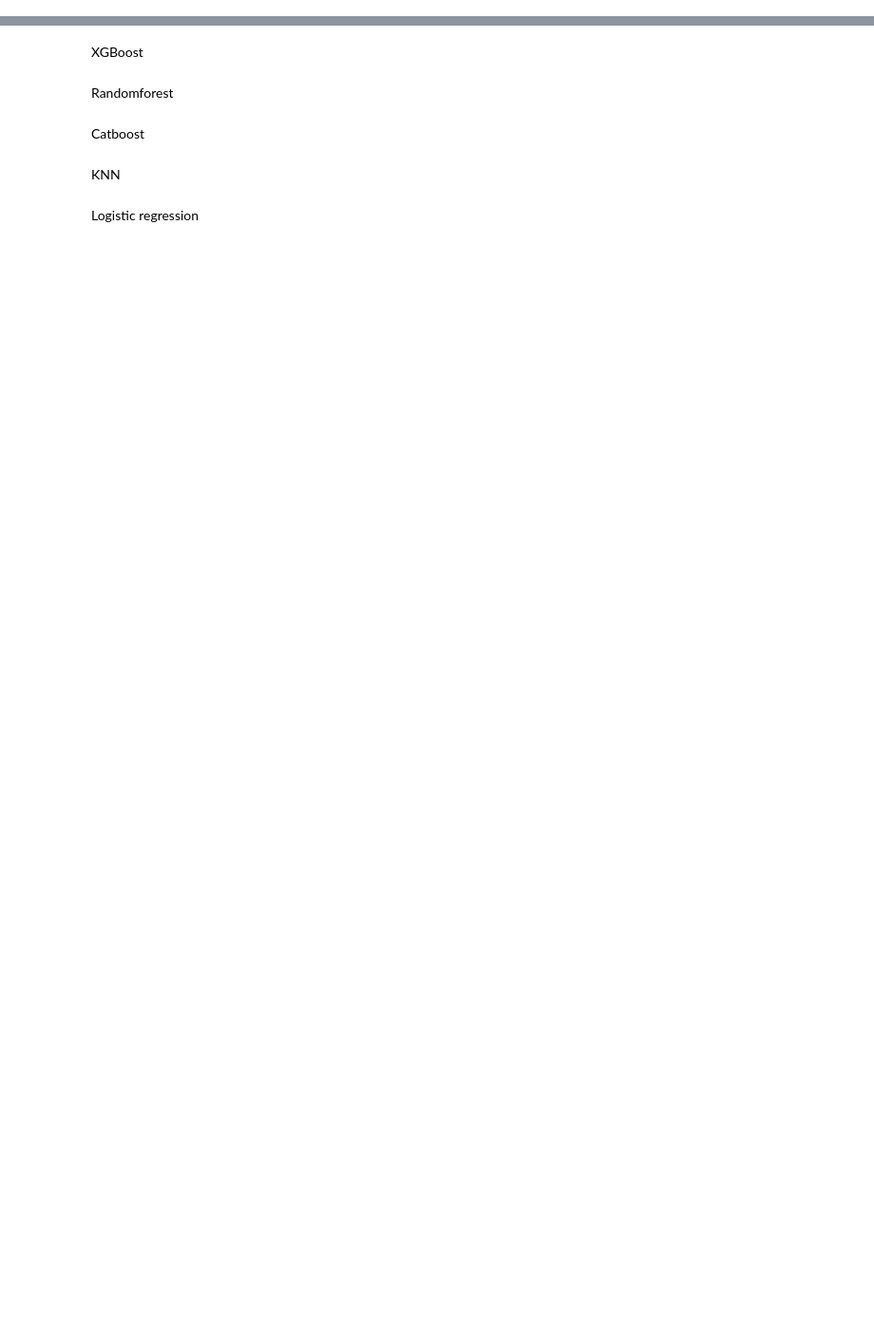
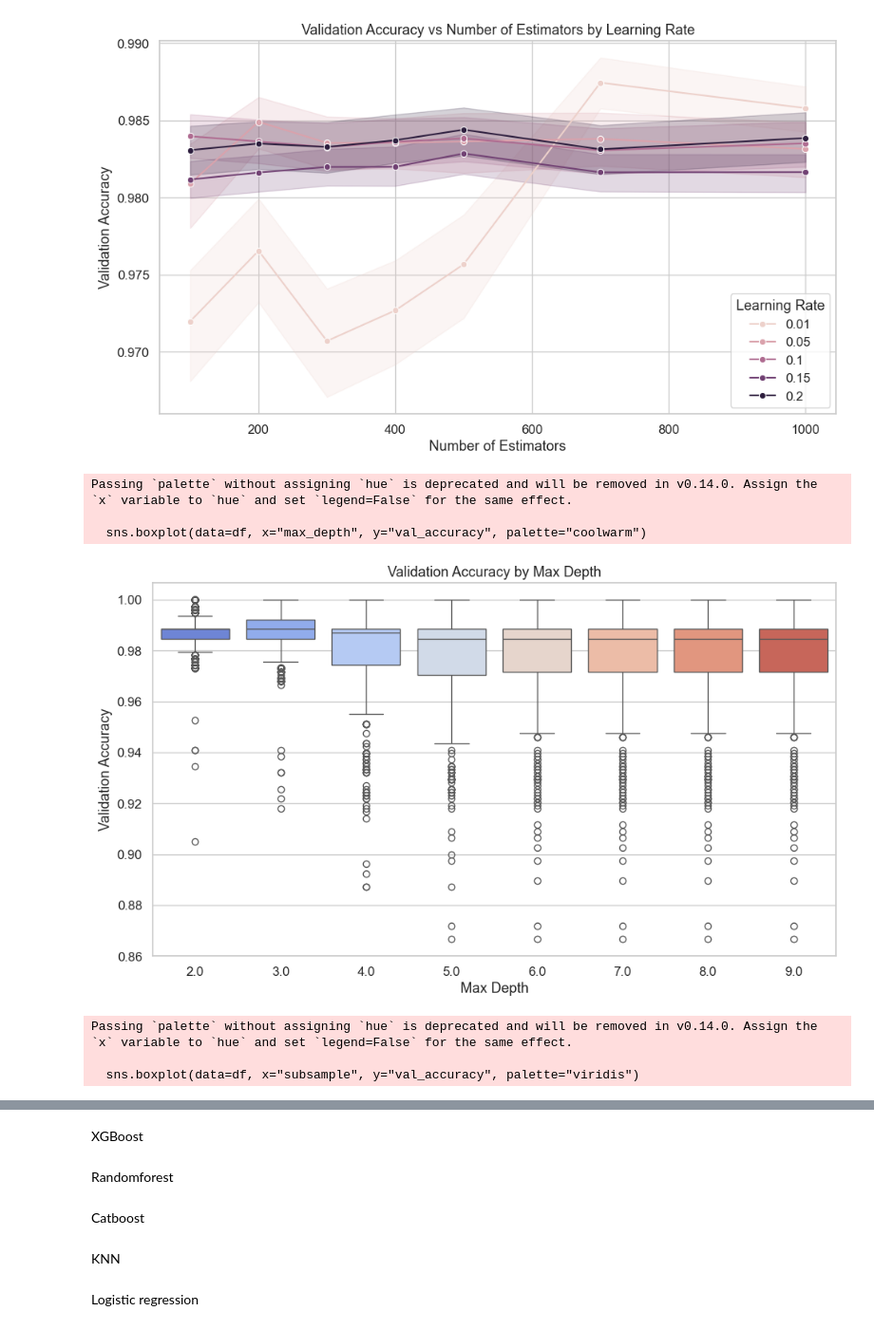
Before and after one commit to PuckVoorham/ML4QS-project, a Jupyter notebook: hyperparameter/hyperparameter.ipynb, the cells around one changed output, grey strips where cells are left out. Shown at 95% size. Cells and saved outputs as stored; diff of their text form; code cells hidden in the pictures; blank space fills up the shorter version.

```diff
--- a/hyperparameter/hyperparameter.ipynb
+++ b/hyperparameter/hyperparameter.ipynb
@@ -1,3 +1,50 @@
 # %%
 import pandas as pd
 import numpy as np
+# %%
+import pandas as pd
+import matplotlib.pyplot as plt
+import seaborn as sns
+
+# Zet de stijl voor de plots
+sns.set(style="whitegrid", palette="muted", font_scale=1.1)
+
+# Laad het CSV-bestand in
+df = pd.read_csv("xgb_train_val_accuracy_results.csv")  # Pas pad aan indien nodig
+
+# Plot 1: Validation Accuracy vs Number of Estimators (gegroepeerd per learning rate)
+plt.figure(figsize=(10, 6))
+sns.lineplot(data=df, x="n_estimators", y="val_accuracy", hue="learning_rate", marker="o")
+plt.title("Validation Accuracy vs Number of Estimators by Learning Rate")
+plt.xlabel("Number of Estimators")
+plt.ylabel("Validation Accuracy")
+plt.legend(title="Learning Rate")
+plt.tight_layout()
+plt.show()
+
+# Plot 2: Boxplot van Validation Accuracy per Max Depth
+plt.figure(figsize=(10, 6))
+sns.boxplot(data=df, x="max_depth", y="val_accuracy", palette="coolwarm")
+plt.title("Validation Accuracy by Max Depth")
+plt.xlabel("Max Depth")
+plt.ylabel("Validation Accuracy")
+plt.tight_layout()
+plt.show()
+
+# Plot 3: Boxplot van Validation Accuracy per Subsample
+plt.figure(figsize=(10, 6))
+sns.boxplot(data=df, x="subsample", y="val_accuracy", palette="viridis")
+plt.title("Validation Accuracy by Subsample")
+plt.xlabel("Subsample")
+plt.ylabel("Validation Accuracy")
+plt.tight_layout()
+plt.show()
+# %% [output]
+[figure, added]
+Passing `palette` without assigning `hue` is deprecated and will be removed in v0.14.0. Assign the `x` variable to `hue` and set `legend=False` for the same effect.
+
+  sns.boxplot(data=df, x="max_depth", y="val_accuracy", palette="coolwarm")
+[figure, added]
+Passing `palette` without assigning `hue` is deprecated and will be removed in v0.14.0. Assign the `x` variable to `hue` and set `legend=False` for the same effect.
+
+  sns.boxplot(data=df, x="subsample", y="val_accuracy", palette="viridis")
```
Also changed, not shown: parts of 7 cells of this notebook, 17 other files.
